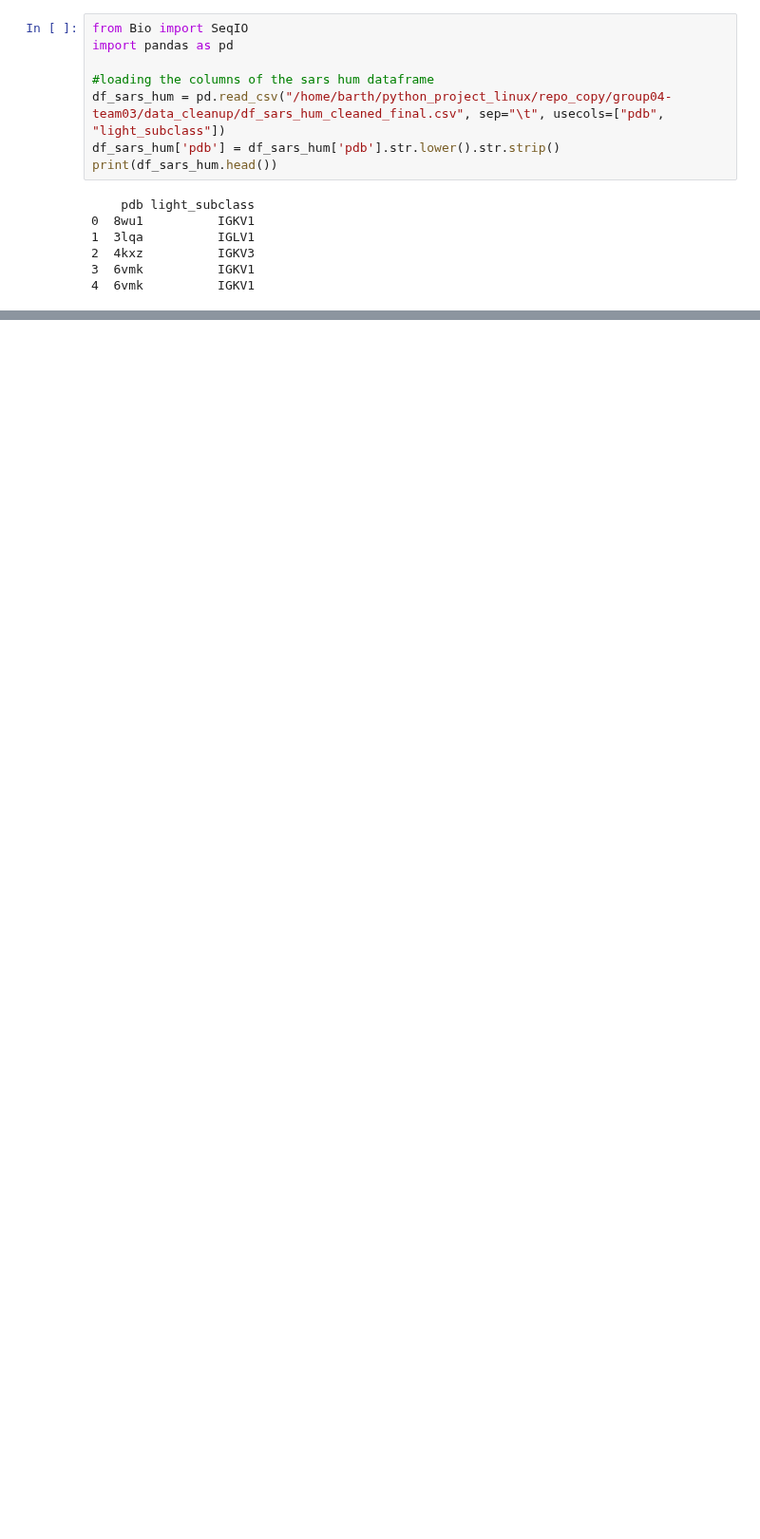
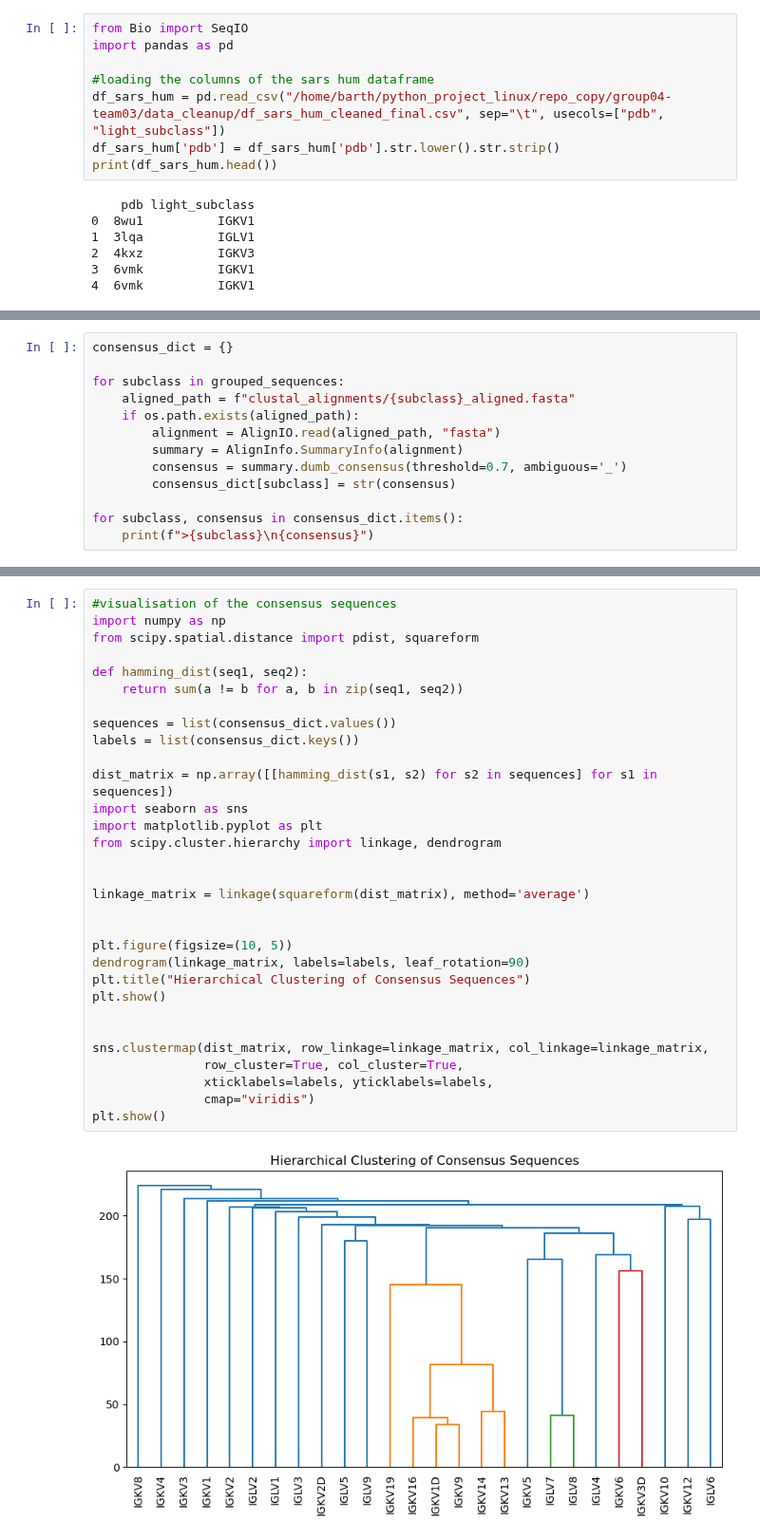
Before and after one commit to datascience-2025-group4/group04-team03, a Jupyter notebook: blasting/consensus_seq/consensus_genfamilien_lightchains.ipynb, the cells around one changed output, grey strips where cells are left out. Shown at 95% size. Saved outputs shown, nothing was run; the diff lists cells and outputs as text; blank space fills up the shorter version.

Commit message:
consensus_changes

```diff
--- a/blasting/consensus_seq/consensus_genfamilien_lightchains.ipynb
+++ b/blasting/consensus_seq/consensus_genfamilien_lightchains.ipynb
@@ -85,0 +174,13 @@ plt.show()
+# %%
+consensus_dict = {}
+
+for subclass in grouped_sequences:
+    aligned_path = f"clustal_alignments/{subclass}_aligned.fasta"
+    if os.path.exists(aligned_path):
+        alignment = AlignIO.read(aligned_path, "fasta")
+        summary = AlignInfo.SummaryInfo(alignment)
+        consensus = summary.dumb_consensus(threshold=0.7, ambiguous='_')
+        consensus_dict[subclass] = str(consensus)
+
+for subclass, consensus in consensus_dict.items():
+    print(f">{subclass}\n{consensus}")
@@ -85,0 +230,33 @@ plt.show()
+# %%
+#visualisation of the consensus sequences
+import numpy as np
+from scipy.spatial.distance import pdist, squareform
+
+def hamming_dist(seq1, seq2):
+    return sum(a != b for a, b in zip(seq1, seq2))
+
+sequences = list(consensus_dict.values())
+labels = list(consensus_dict.keys())
+
+dist_matrix = np.array([[hamming_dist(s1, s2) for s2 in sequences] for s1 in sequences])
+import seaborn as sns
+import matplotlib.pyplot as plt
+from scipy.cluster.hierarchy import linkage, dendrogram
+
+
+linkage_matrix = linkage(squareform(dist_matrix), method='average')
+
+
+plt.figure(figsize=(10, 5))
+dendrogram(linkage_matrix, labels=labels, leaf_rotation=90)
+plt.title("Hierarchical Clustering of Consensus Sequences")
+plt.show()
+
+
+sns.clustermap(dist_matrix, row_linkage=linkage_matrix, col_linkage=linkage_matrix,
+               row_cluster=True, col_cluster=True,
+               xticklabels=labels, yticklabels=labels,
+               cmap="viridis")
+plt.show()
+# %% [output]
+[figure, added]
```
Also changed, not shown: parts of 9 cells of this notebook.
